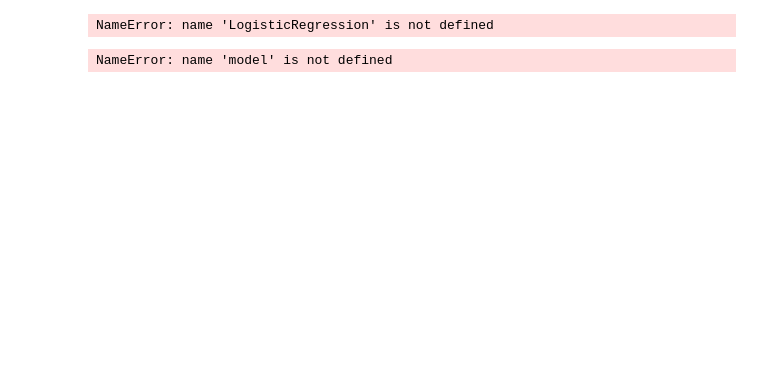
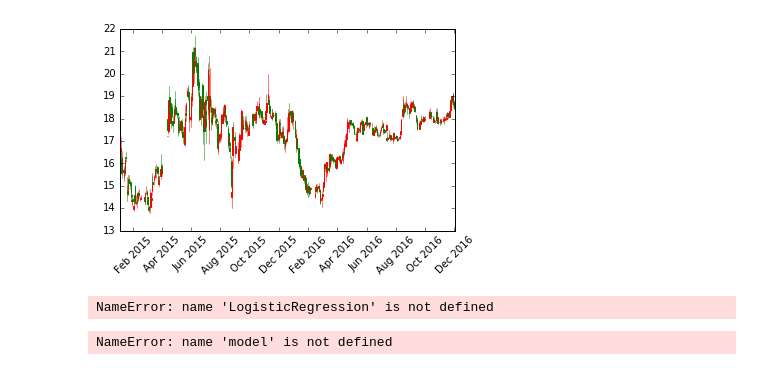
Before and after one commit to shenbai/tradesafe, a Jupyter notebook: notebook/test.py.ipynb, the cells around one changed output. Cells and saved outputs as stored; diff of their text form; code cells hidden in the pictures; blank space fills up the shorter version.

```diff
--- a/notebook/test.py.ipynb
+++ b/notebook/test.py.ipynb
@@ -24,3 +61,30 @@ df['target'] = df['close'].shift(5)
+# %%
+data_list = []
+for d in range(len(data.index)):
+    row = data.ix[d]
+#     print data.ix[d]['date']
+    # 将时间转换为数字
+    date_time = datetime.datetime.strptime(row['date'],'%Y-%m-%d')
+    t = date2num(date_time)
+    datas = (t,row.open,row.high,row.low,row.close,row.volume)
+    data_list.append(datas)
+# 创建子图
+fig, ax = plt.subplots()
+fig.subplots_adjust(bottom=0.2)
+ax.xaxis_date()
+ax.autoscale_view()
+# 设置X轴刻度为日期时间
+ax.xaxis_date()
+plt.xticks(rotation=45)
+plt.yticks()
+# plt.title("股票代码：601558两年K线图")
+# plt.xlabel("时间")
+# plt.ylabel("股价（元）")
+
+finance.candlestick_ohlc(ax,data_list,width=1.2,colorup='r',colordown='green')
+plt.grid()
+# %% [output]
+[figure, added]
 # %%
 import sklearn
 from pandas.io.data import DataReader
```
Also changed, not shown: parts of 5 cells of this notebook, 16 other files.
